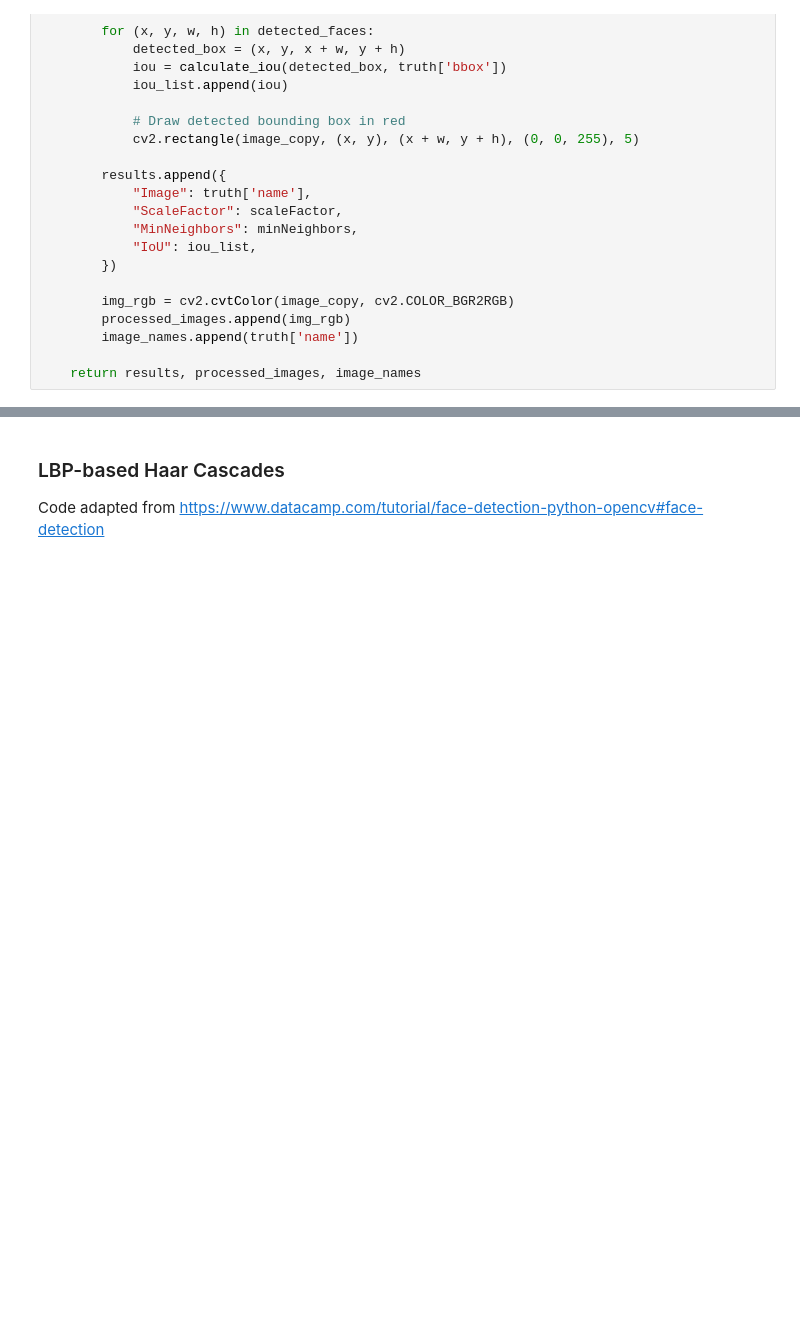
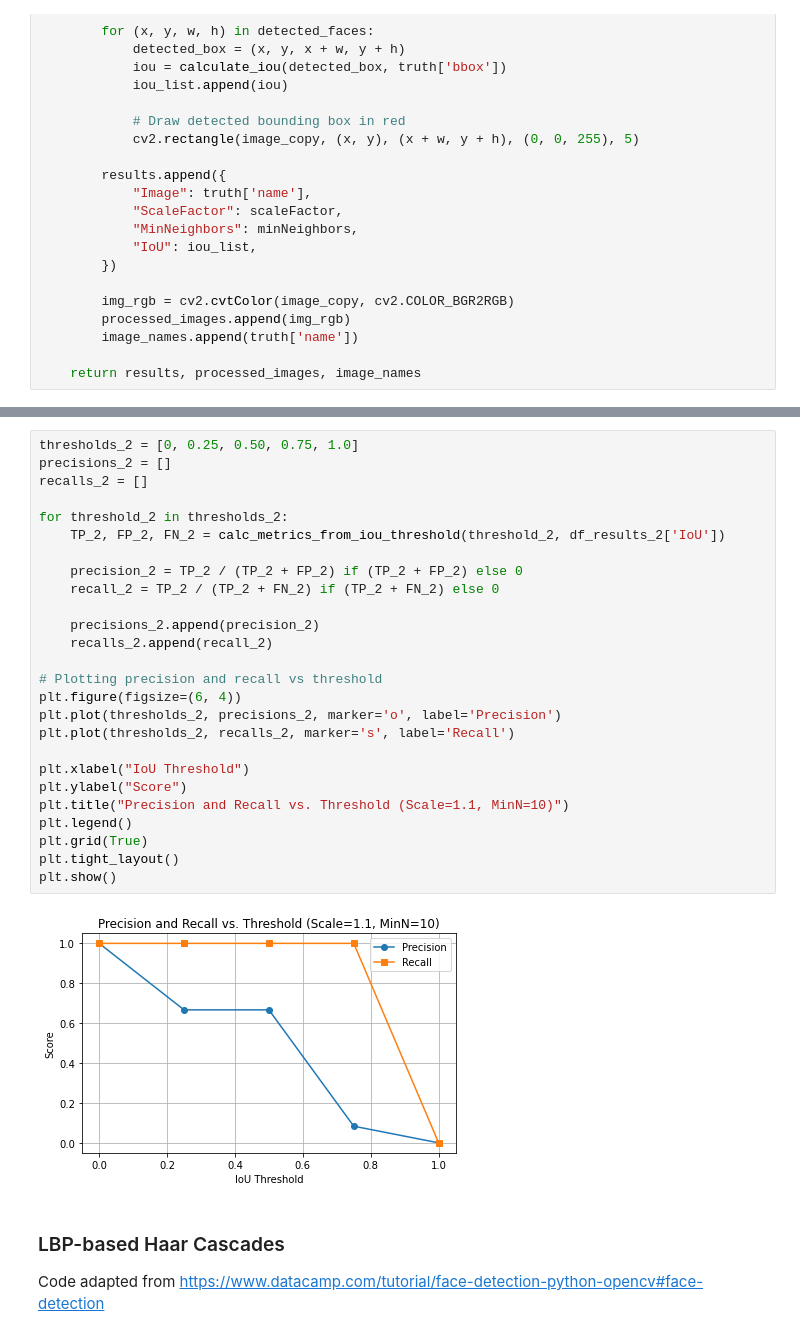
Before and after one commit to suxxmjz/encm-509-final-project, a Jupyter notebook: face_detection.ipynb, the cells around one changed output, grey strips where cells are left out. Drawn from its saved outputs; the diff is of its cells as text; blank space fills up the shorter version.

```diff
--- a/face_detection.ipynb
+++ b/face_detection.ipynb
@@ -336,3 +419,31 @@ Precision: 0.3333, Recall: 0.3333
+# %%
+thresholds_2 = [0, 0.25, 0.50, 0.75, 1.0]
+precisions_2 = []
+recalls_2 = []
+
+for threshold_2 in thresholds_2:
+    TP_2, FP_2, FN_2 = calc_metrics_from_iou_threshold(threshold_2, df_results_2['IoU'])
+
+    precision_2 = TP_2 / (TP_2 + FP_2) if (TP_2 + FP_2) else 0
+    recall_2 = TP_2 / (TP_2 + FN_2) if (TP_2 + FN_2) else 0
+
+    precisions_2.append(precision_2)
+    recalls_2.append(recall_2)
+
+# Plotting precision and recall vs threshold
+plt.figure(figsize=(6, 4))
+plt.plot(thresholds_2, precisions_2, marker='o', label='Precision')
+plt.plot(thresholds_2, recalls_2, marker='s', label='Recall')
+
+plt.xlabel("IoU Threshold")
+plt.ylabel("Score")
+plt.title("Precision and Recall vs. Threshold (Scale=1.1, MinN=10)")
+plt.legend()
+plt.grid(True)
+plt.tight_layout()
+plt.show()
+# %% [output]
+[figure, added]
 # %% [markdown]
 ### LBP-based Haar Cascades
 Code adapted from https://www.datacamp.com/tutorial/face-detection-python-opencv#face-detection
```
Also changed, not shown: parts of 20 cells of this notebook, 1 other file.
